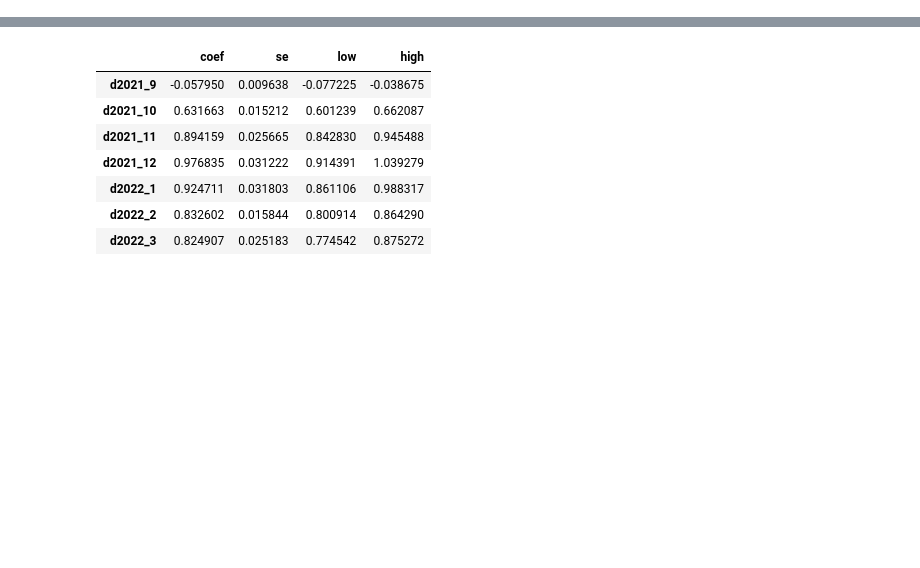
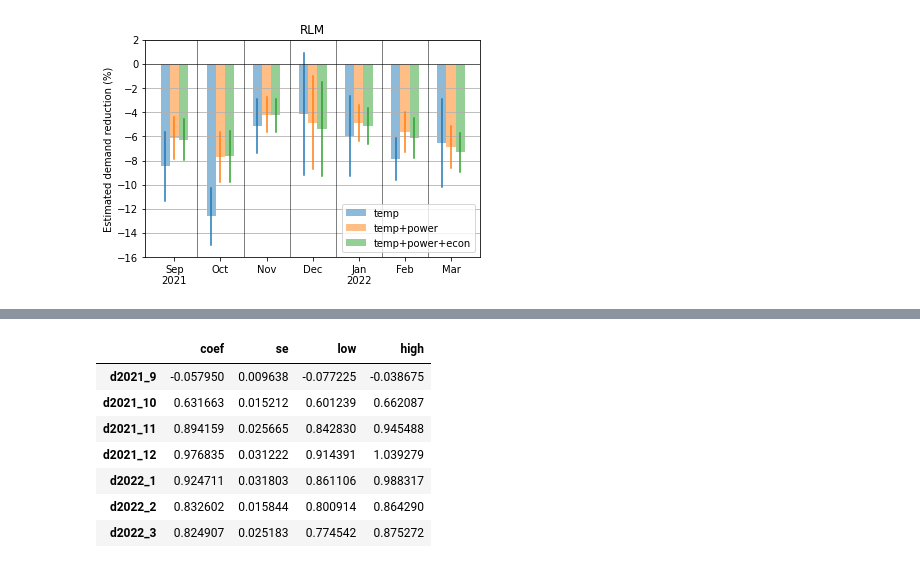
Before and after one commit to oruhnau/energy_demand, a Jupyter notebook: top_down/analysis.ipynb, the cells around one changed output, grey strips where cells are left out. Cells and saved outputs as stored; diff of their text form; code cells hidden in the pictures; blank space fills up the shorter version.

```diff
--- a/top_down/analysis.ipynb
+++ b/top_down/analysis.ipynb
@@ -134,0 +198,13 @@ invasion_date = "2022-02-24"
+# %%
+dfx['log_rlm'] = np.log(dfx['rlm'])
+
+results_rlm_log = {}
+for m in ['temp', 'temp+power', 'temp+power+econ']:
+    model = 'log_rlm ~ 1 + w2h + time + C(weekday) + C(month) + ' + ' + '.join(dummy_list)
+    if 'power' in m:
+        model += ' + power'
+    if 'econ' in m:
+        model += ' + econ'
+    results_rlm_log[m] = smf.ols(model, dfx).fit(cov_type='HAC', cov_kwds={'maxlags':6})
+
+results_rlm_log['temp'].summary()
@@ -134,0 +246,31 @@ invasion_date = "2022-02-24"
+# %%
+colors = ['tab:blue', 'tab:orange', 'tab:green']
+
+for i, m in enumerate(['temp', 'temp+power', 'temp+power+econ']):
+
+    extracted_results = extract_results(results_rlm_log[m])
+
+    idx = [j-0.2+0.2*i for j in range(len(extracted_results))]
+    plt.bar(idx, extracted_results['coef'], width=0.2,alpha=0.5, label=m)
+    for j, d in enumerate(dummy_list):
+        plt.plot([idx[j],idx[j]], [extracted_results.loc[d, 'low'], extracted_results.loc[d, 'high']],
+                 color=colors[i])
+
+for i in range(len(extracted_results)-1):
+    plt.axvline(i+0.5, color='black', linewidth=0.5)
+
+plt.grid(axis='y')
+plt.axhline(0, color='black', linewidth=0.5)
+plt.ylabel('Estimated demand reduction (%)')
+plt.title('RLM')
+plt.ylim(-16, 2)
+plt.xticks(range(len(extracted_results)),
+           [f'{date.month_name()[:3]}'+(
+               '\n2021' if date.month==9 else (
+                   '\n2022' if date.month==1 else ''
+               )
+           ) for date in pd.date_range('2021-09', '2022-04', freq='1m')])
+plt.legend(loc='lower right')
+plt.savefig('rlm_log.png', dpi=300)
+# %% [output]
+[figure, added]
```
Also changed, not shown: parts of 34 cells of this notebook.
